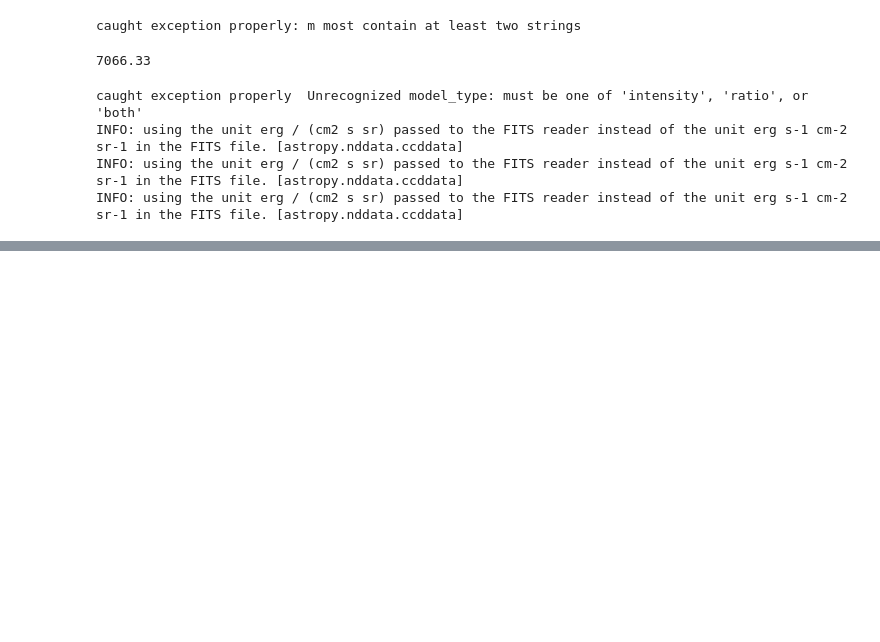
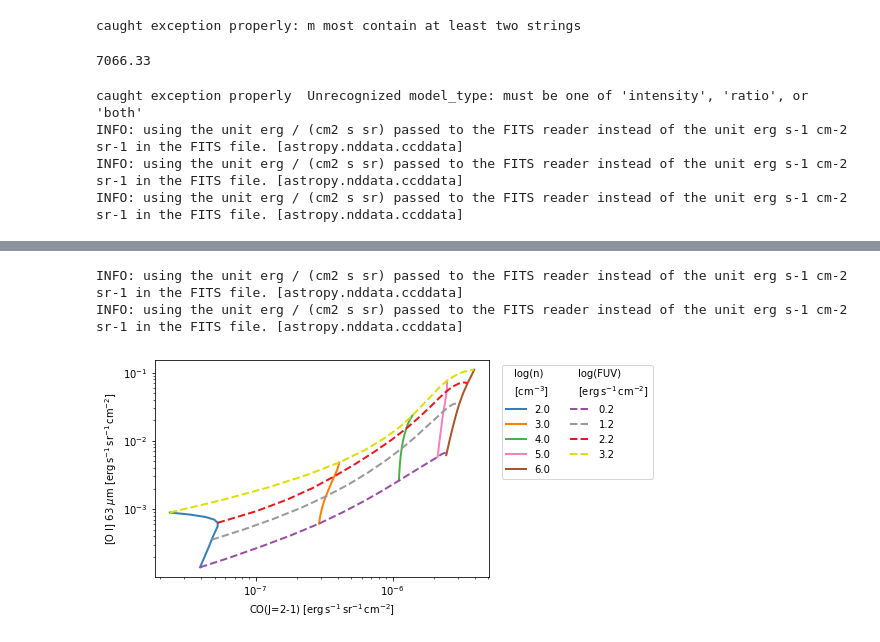
Before and after one commit to mpound/pdrtpy, a Jupyter notebook: Debug.ipynb, the cells around one changed output, grey strips where cells are left out. Saved outputs shown, nothing was run; the diff lists cells and outputs as text; code cells hidden in the pictures; blank space fills up the shorter version.

```diff
--- a/Debug.ipynb
+++ b/Debug.ipynb
@@ -120,0 +168,7 @@ True
+# %%
+mp.phaseplot(identifiers2,reciprocal=[False,False],dens_clip=[100,1E6]*u.Unit("cm-3"),rad_clip=[1,1E4]*utils._RFS_UNIT_)
+mp.savefig("OI_CO21.png",bbox_inches='tight',facecolor='white')
+# %% [output]
+INFO: using the unit erg / (cm2 s sr) passed to the FITS reader instead of the unit erg s-1 cm-2 sr-1 in the FITS file. [astropy.nddata.ccddata]
+INFO: using the unit erg / (cm2 s sr) passed to the FITS reader instead of the unit erg s-1 cm-2 sr-1 in the FITS file. [astropy.nddata.ccddata]
+[figure, added]
```
Also changed, not shown: parts of 27 cells of this notebook.
